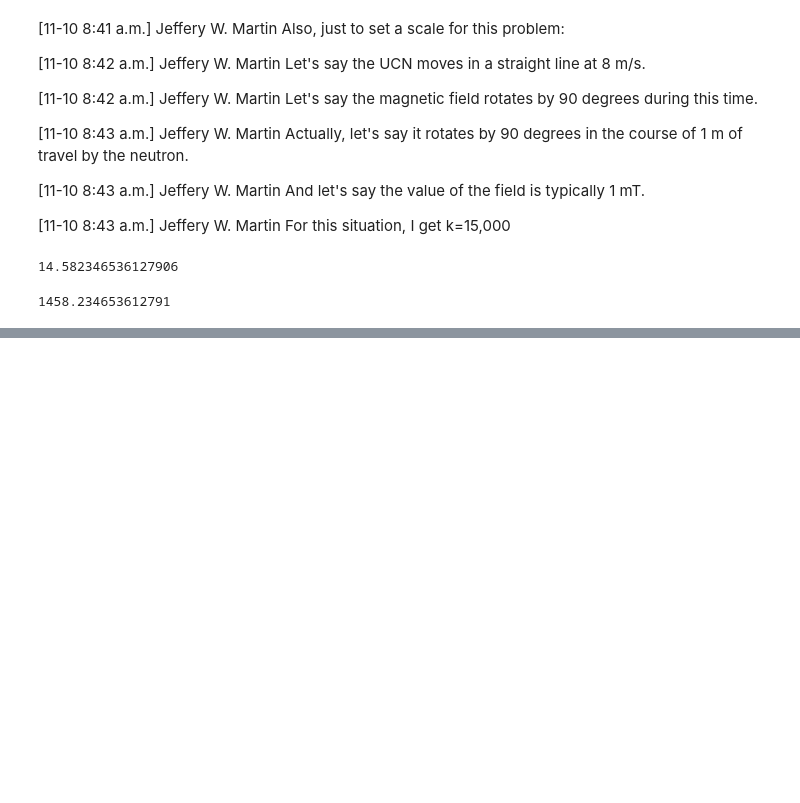
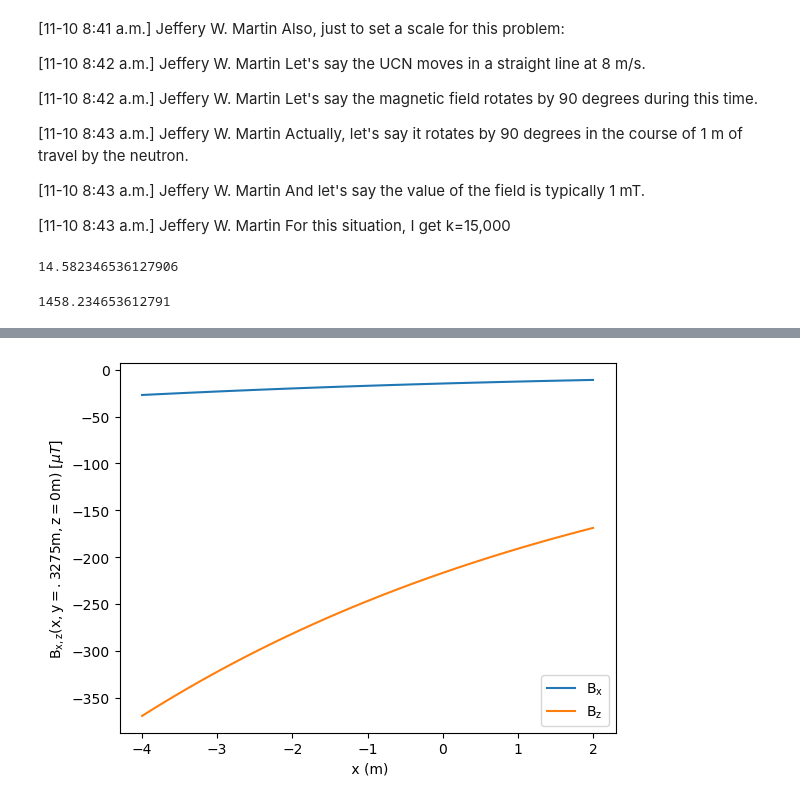
Before and after one commit to eklem1/AdiabaticSpinTransp, a Jupyter notebook: CalculatingK.ipynb, the cells around one changed output, grey strips where cells are left out. Saved outputs shown, nothing was run; the diff lists cells and outputs as text; code cells hidden in the pictures; blank space fills up the shorter version.

Commit message:
Starting to look at Takashi's dipole feild representation

```diff
--- a/CalculatingK.ipynb
+++ b/CalculatingK.ipynb
@@ -172,0 +217,11 @@ plt.show()
+# %%
+# The fit parameters from Takashi's work
+M_fit = -1.577 #T·m^3
+x0_fit = -16.03 #m
+y0_fit = -10.52 #m
+z0_fit = 0.531 #m
+
+Phi_funct = Phi_funct.subs(M, M_fit).subs(x0, x0_fit).subs(y0,
+                        y0_fit).subs(z0, z0_fit)
+
+Phi_funct
@@ -172,0 +230,16 @@ plt.show()
+# %%
+B = sp.Function("\\vec{B}_{dipole}")(R.x, R.y, R.z)
+#take the -gradient of the scalar potential
+B_funct = -1*gradient(Phi_funct).simplify()
+# display(sp.Eq(B, B_funct, evaluate=False))
+B_funct = B_funct.to_matrix(R)
+# %%
+#convert each component back to a normal function to evalute numerically
+f_x = B_funct[0].subs(R.x, x).subs(R.y, y).subs(R.z, z)
+B_x = sp.lambdify((x, y, z), f_x)
+
+f_y = B_funct[1].subs(R.x, x).subs(R.y, y).subs(R.z, z)
+B_y = sp.lambdify((x, y, z), f_y)
+
+f_z = B_funct[2].subs(R.x, x).subs(R.y, y).subs(R.z, z)
+B_z = sp.lambdify((x, y, z), f_z)
@@ -172,0 +295,14 @@ plt.show()
+# %%
+## A check, comparing to Takashi's work
+#x, y=.3275, z=0
+# Bx & B_z
+
+plt.plot(B_dipole.x, B_dipole.Bx*1e6, label='$\mathsf{B_x}$')
+plt.plot(B_dipole.x, B_dipole.Bz*1e6, label='$\mathsf{B_z}$')
+plt.xlabel(' x (m)')
+plt.ylabel('$\mathsf{B_{x,z}(x,y=.3275 m, z=0 m)} ~ [\mu T]$')
+plt.legend()
+
+plt.show()
+# %% [output]
+[figure, added]
```
Also changed, not shown: parts of 13 cells of this notebook, 1 other file.
